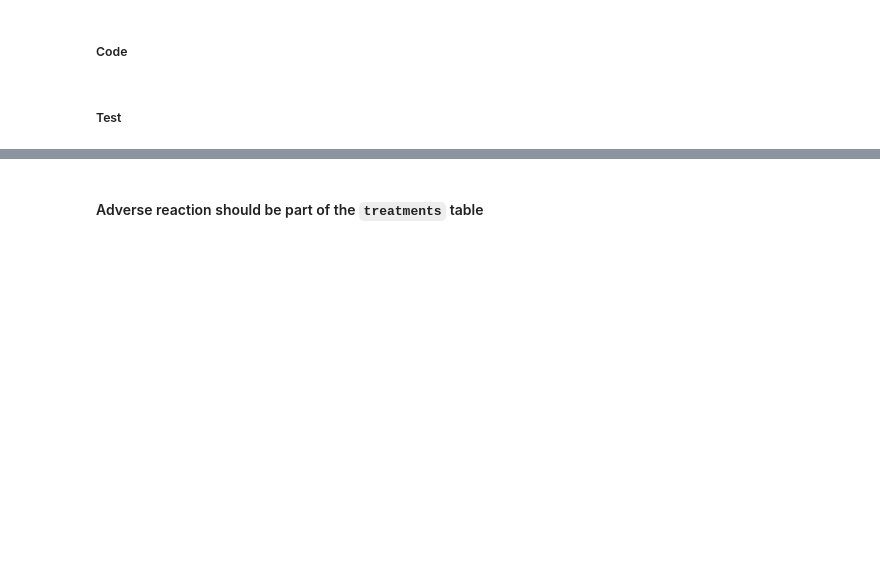
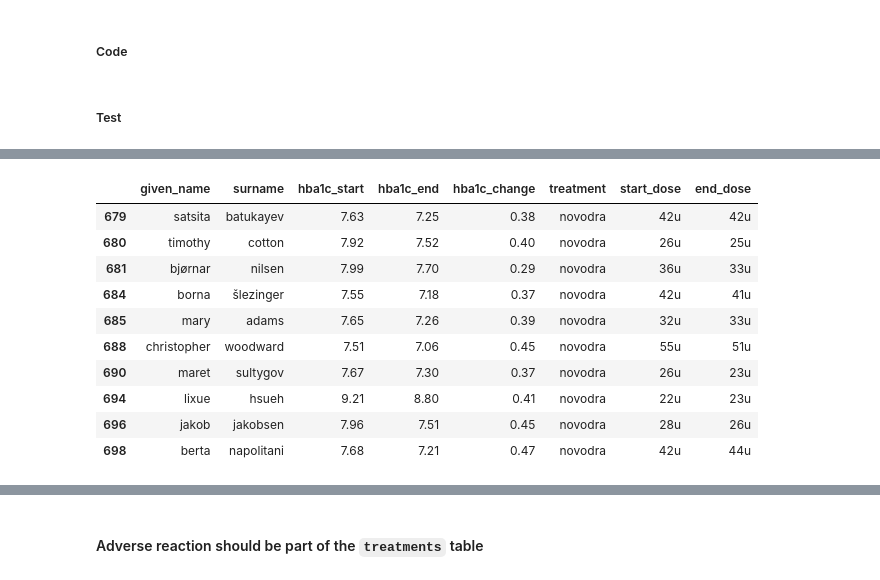
Before and after one commit to cb1118/dataAnalyst, a Jupyter notebook: dataWrangling/diabetes/cleaning-student.ipynb, the cells around one changed output, grey strips where cells are left out. Saved outputs shown, nothing was run; the diff lists cells and outputs as text; code cells hidden in the pictures; blank space fills up the shorter version.

```diff
--- a/dataWrangling/diabetes/cleaning-student.ipynb
+++ b/dataWrangling/diabetes/cleaning-student.ipynb
@@ -415,0 +523,14 @@ assert sum(treatments_clean['hba1c_start'].sub(treatments_clean['hba1c_end'], ax
+# %%
+treatments_clean.tail(10)
+# %% [output]
+|  | given_name | surname | hba1c_start | hba1c_end | hba1c_change | treatment | start_dose | end_dose |
+| 679 | satsita | batukayev | 7.63 | 7.25 | 0.38 | novodra | 42u | 42u |
+| 680 | timothy | cotton | 7.92 | 7.52 | 0.40 | novodra | 26u | 25u |
+| 681 | bjørnar | nilsen | 7.99 | 7.70 | 0.29 | novodra | 36u | 33u |
+| 684 | borna | šlezinger | 7.55 | 7.18 | 0.37 | novodra | 42u | 41u |
+| 685 | mary | adams | 7.65 | 7.26 | 0.39 | novodra | 32u | 33u |
+| 688 | christopher | woodward | 7.51 | 7.06 | 0.45 | novodra | 55u | 51u |
+| 690 | maret | sultygov | 7.67 | 7.30 | 0.37 | novodra | 26u | 23u |
+| 694 | lixue | hsueh | 9.21 | 8.80 | 0.41 | novodra | 22u | 23u |
+| 696 | jakob | jakobsen | 7.96 | 7.51 | 0.45 | novodra | 28u | 26u |
+| 698 | berta | napolitani | 7.68 | 7.21 | 0.47 | novodra | 42u | 44u |
```
Also changed, not shown: parts of 83 cells of this notebook, 9 other files.
